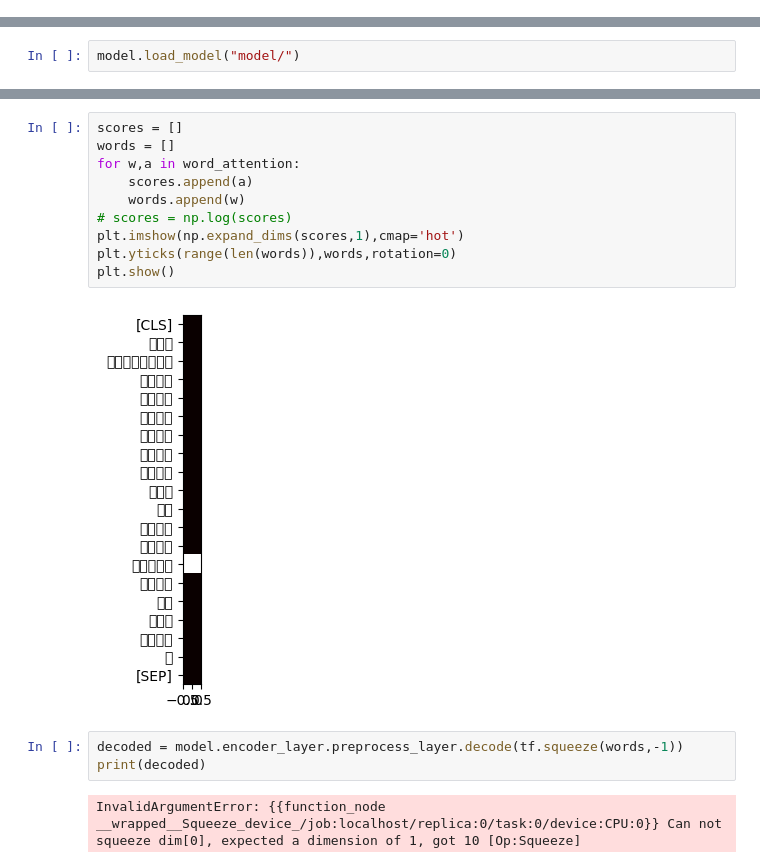
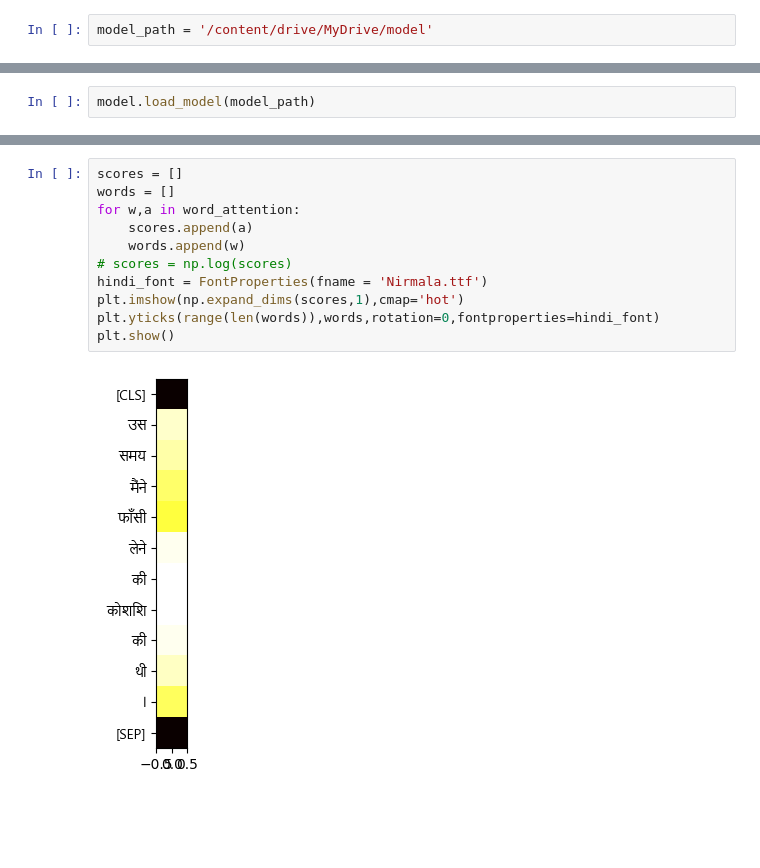
Before and after one commit to ChaitaliV/Objective-criterias-to-quantify-the-accuracy-of-explanation, a Jupyter notebook: dd_classification/prediction.ipynb, the cells around one changed output, grey strips where cells are left out. Saved outputs shown, nothing was run; the diff lists cells and outputs as text; blank space fills up the shorter version.

```diff
--- a/dd_classification/prediction.ipynb
+++ b/dd_classification/prediction.ipynb
@@ -16,3 +46,5 @@ To enable them in other operations, rebuild TensorFlow with the appropriate comp
+# %%
+model_path = '/content/drive/MyDrive/model'
 # %%
 # load all test data
 x_test,y_test = load_pkl_data(test_pkl)
@@ -51,5 +72,5 @@ All the weights of TFBertModel were initialized from the PyTorch model.
 If your task is similar to the task the model of the checkpoint was trained on, you can already use TFBertModel for predictions without further training.
 Model created
 # %%
-model.load_model("model/")
+model.load_model(model_path)
 # %% [output]
@@ -96,17 +117,13 @@ Word level attention
 # %%
 scores = []
 words = []
 for w,a in word_attention:
     scores.append(a)
     words.append(w)
 # scores = np.log(scores)
+hindi_font = FontProperties(fname = 'Nirmala.ttf')
 plt.imshow(np.expand_dims(scores,1),cmap='hot')
-plt.yticks(range(len(words)),words,rotation=0)
+plt.yticks(range(len(words)),words,rotation=0,fontproperties=hindi_font)
 plt.show()
 # %% [output]
-[figure, old version]
+[figure, new version]
-# %%
-decoded = model.encoder_layer.preprocess_layer.decode(tf.squeeze(words,-1))
-print(decoded)
-# %% [output]
-InvalidArgumentError: {{function_node __wrapped__Squeeze_device_/job:localhost/replica:0/task:0/device:CPU:0}} Can not squeeze dim[0], expected a dimension of 1, got 10 [Op:Squeeze]
```
Also changed, not shown: parts of 13 cells of this notebook.
